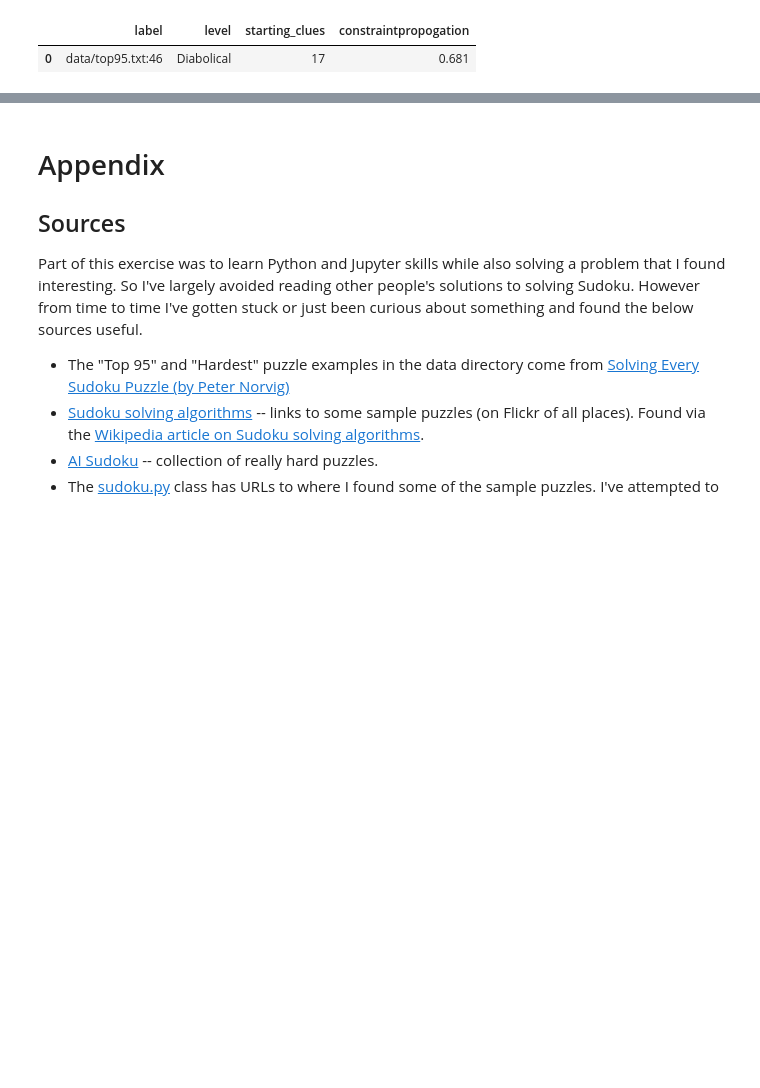
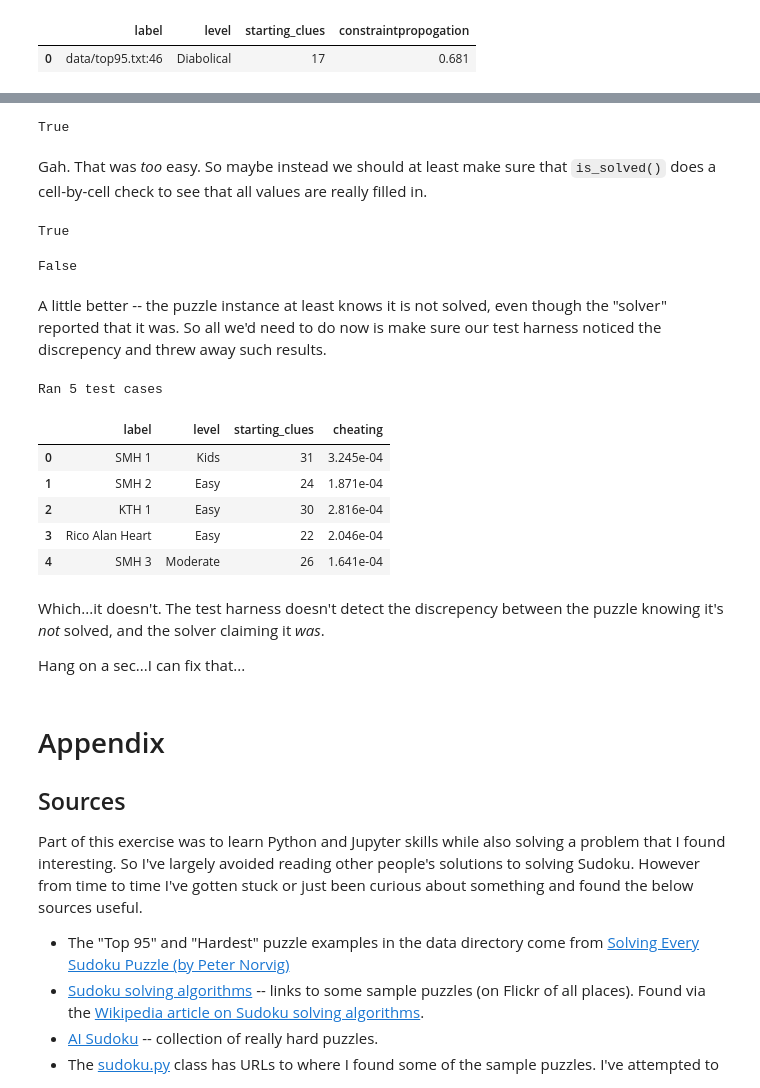
Before and after one commit to hissohathair/puzzle-solvers, a Jupyter notebook: Sudoku Solver.ipynb, the cells around one changed output, grey strips where cells are left out. Saved outputs shown, nothing was run; the diff lists cells and outputs as text; code cells hidden in the pictures; blank space fills up the shorter version.

Commit message:
Experiment on writing a "cheating" solver and can it be detected?

```diff
--- a/Sudoku Solver.ipynb
+++ b/Sudoku Solver.ipynb
@@ -332,3 +338,69 @@ Completed in 6.81 seconds
+# %%
+class CheatingSolver(pg.ConstraintSolver):
+    def solve(self, puzzle):
+        """Easiest way to cheat would be to trick the is_solved() method on the puzzle to always returning True"""
+        puzzle._num_empty_cells = 0
+        return True
+
+puzzle = su.SudokuPuzzle(starting_grid=su.SAMPLE_PUZZLES[0]['puzzle'])
+solver = CheatingSolver()
+solver.solve(puzzle)
+puzzle.is_solved()
+# %% [output]
+True
+# %% [markdown]
+Gah. That was *too* easy. So maybe instead we should at least make sure that `is_solved()` does a cell-by-cell check to see that all values are really filled in.
+# %%
+class AntiCheatSudoku(su.SudokuPuzzle):
+    def is_solved(self):
+        if self.is_puzzle_valid():
+            for i in range(self.max_value()):
+                for j in range(self.max_value()):
+                    if self.is_empty(i, j):
+                        return False
+            return True
+        else:
+            return False
+
+puzzle = AntiCheatSudoku(starting_grid=su.SAMPLE_PUZZLES[0]['puzzle'])
+solver = CheatingSolver()
+solver.solve(puzzle)
+# %% [output]
+True
+# %%
+puzzle.is_solved()
+# %% [output]
+False
+# %% [markdown]
+A little better -- the puzzle instance at least knows it is not solved, even though the "solver" reported that it was. So all we'd need to do now is make sure our test harness noticed the discrepency and threw away such results.
+# %%
+include_levels = ['Kids', 'Easy', 'Moderate']
+test_cases = [x for x in su.SAMPLE_PUZZLES if x['level'] in include_levels]
+
+newpt = pg.PuzzleTester(puzzle_class=AntiCheatSudoku, test_samples=1)
+newpt.add_testcases(test_cases)
+
+method = 'cheating'
+puzzle = AntiCheatSudoku()
+solver = CheatingSolver()
+n = newpt.run_tests(solver, method)
+print(f"Ran {n} test cases")
+# %% [output]
+Ran 5 test cases
+# %%
+newdf = pd.DataFrame(newpt.get_test_results())
+newdf
+# %% [output]
+|  | label | level | starting_clues | cheating |
+| 0 | SMH 1 | Kids | 31 | 3.245e-04 |
+| 1 | SMH 2 | Easy | 24 | 1.871e-04 |
+| 2 | KTH 1 | Easy | 30 | 2.816e-04 |
+| 3 | Rico Alan Heart | Easy | 22 | 2.046e-04 |
+| 4 | SMH 3 | Moderate | 26 | 1.641e-04 |
+# %% [markdown]
+Which...it doesn't. The test harness doesn't detect the discrepency between the puzzle knowing it's *not* solved, and the solver claiming it *was*.
+
+Hang on a sec...I can fix that...
 # %% [markdown]
 # Appendix
 
```
Also changed, not shown: parts of 1 cell of this notebook.
